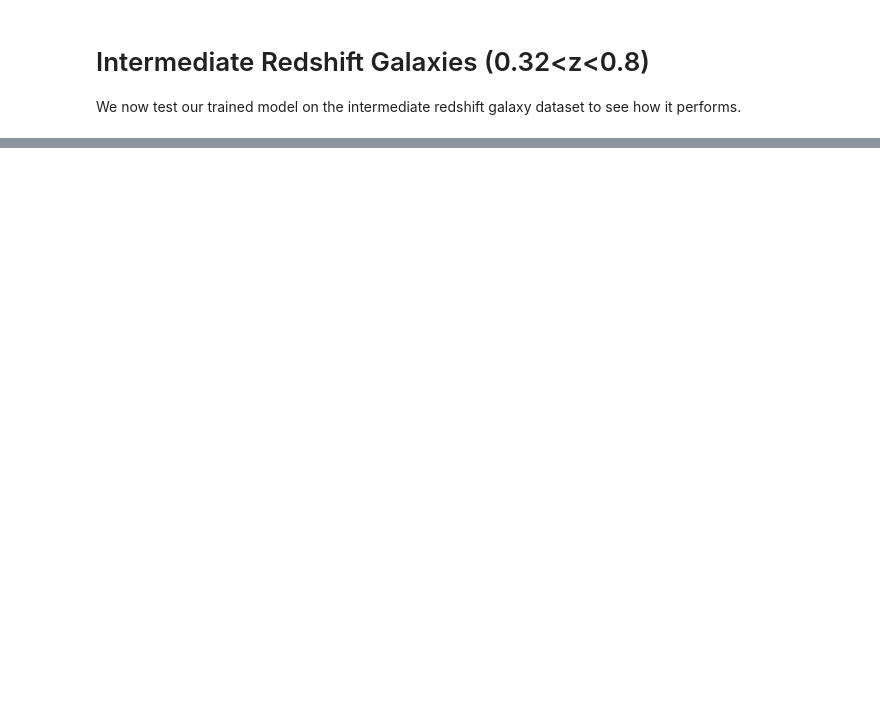
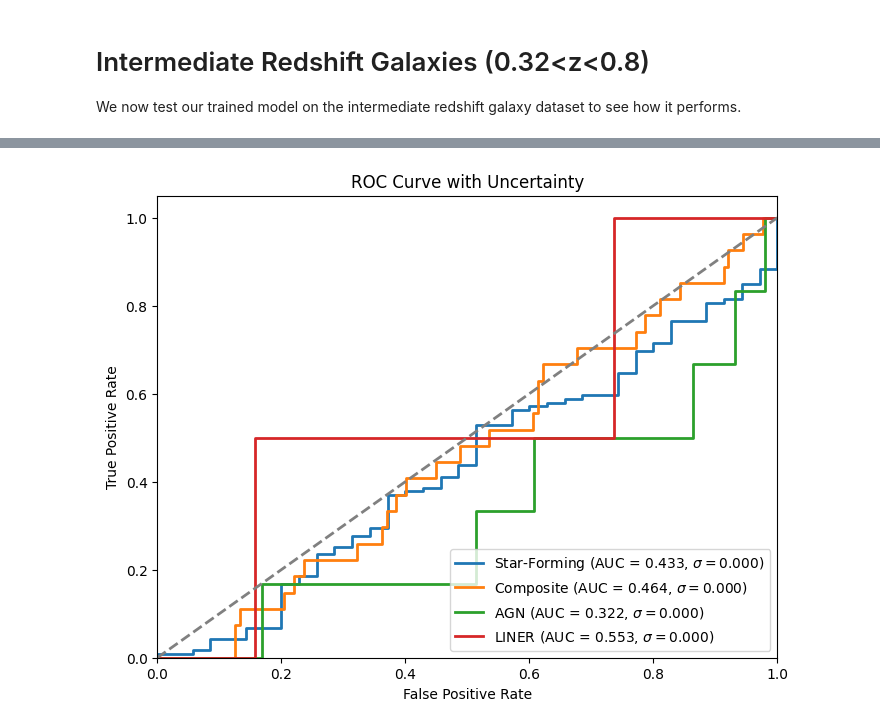
Before and after one commit to lorlo9999/DeepLearningProject, a Jupyter notebook: NeuralNetwork/NeuralNetwork.ipynb, the cells around one changed output, grey strips where cells are left out. Drawn from its saved outputs; the diff is of its cells as text; code cells hidden in the pictures; blank space fills up the shorter version.

```diff
--- a/NeuralNetwork/NeuralNetwork.ipynb
+++ b/NeuralNetwork/NeuralNetwork.ipynb
@@ -357,0 +347,16 @@ pred = model.predict(X_test,verbose=0)
+# %%
+pred = new_model.predict(X_test,verbose=0)
+print(np.argmax(pred, axis=1))
+print(np.argmax(Y_test, axis=1))
+
+
+#calculate accuracy
+from sklearn.metrics import accuracy_score
+y_pred = np.argmax(pred, axis=1)
+y_true = np.argmax(Y_test, axis=1)
+accuracy = accuracy_score(y_true, y_pred)
+print(accuracy)
+
+#calculate confusion matrix
+from sklearn.metrics import confusion_matrix
+confusion_matrix(y_true, y_pred)
@@ -357,0 +379,69 @@ pred = model.predict(X_test,verbose=0)
+# %%
+from sklearn.metrics import roc_curve, auc
+import matplotlib.pyplot as plt
+import numpy as np
+from scipy.interpolate import interp1d
+
+fpr = {}
+tpr = {}
+roc_auc = {}
+tpr_uncertainty = {}
+
+def monte_carlo_predictions(model, X, num_samples=50):
+    """
+    Performs Monte Carlo Dropout inference to estimate model uncertainty.
+    """
+    preds = np.array([model(X, training=False).numpy() for _ in range(num_samples)])
+    return preds
+
+num_mc_samples = 50
+mc_preds = monte_carlo_predictions(new_model, X_test, num_mc_samples)
+
+y_pred_prob = np.mean(mc_preds[:, :, :4], axis=0)
+y_pred_uncertainty = np.std(mc_preds[:, :, :4], axis=0)
+
+for i in range(4):
+    fpr[i], tpr[i], _ = roc_curve(Y_test[:, i], pred[:, i])
+    roc_auc[i] = auc(fpr[i], tpr[i])
+
+    tpr_samples = []
+    for j in range(num_mc_samples):
+        fpr_sample, tpr_sample, _ = roc_curve(Y_test[:, i], mc_preds[j, :, i])
+
+        interp_func = interp1d(fpr_sample, tpr_sample, kind='linear', fill_value='extrapolate')
+        tpr_samples.append(interp_func(fpr[i]))
+
+    tpr_samples = np.array(tpr_samples)
+    tpr_uncertainty[i] = np.std(tpr_samples, axis=0)
+
+plt.figure(figsize=(8, 6))
+classes = ['Star-Forming', 'Composite', 'AGN', 'LINER']
+
+for i in range(4):
+    #check for nan values and remove them
+    for n in tpr_uncertainty[i]:
+        if np.isnan(n):
+            tpr_uncertainty[i] = np.delete(tpr_uncertainty[i], np.where(np.isnan(tpr_uncertainty[i])))
+            fpr[i] = np.delete(fpr[i], np.where(np.isnan(tpr_uncertainty[i])))
+            tpr[i] = np.delete(tpr[i], np.where(np.isnan(tpr_uncertainty[i])))
+            break
+    plt.plot(fpr[i], tpr[i], lw=2, label=rf'{classes[i]} (AUC = {roc_auc[i]:.3f}, $\sigma = ${tpr_uncertainty[i].mean():.3f})')
+
+    min_len = min(len(tpr[i]), len(tpr_uncertainty[i]))
+    plt.fill_between(
+    fpr[i][:min_len],
+    tpr[i][:min_len] - tpr_uncertainty[i][:min_len],
+    tpr[i][:min_len] + tpr_uncertainty[i][:min_len],
+    alpha=0.2)
+
+plt.plot([0, 1], [0, 1], color='gray', lw=2, linestyle='--')
+plt.xlim([0.0, 1.0])
+plt.ylim([0.0, 1.05])
+plt.xlabel('False Positive Rate')
+plt.ylabel('True Positive Rate')
+plt.title('ROC Curve with Uncertainty')
+plt.legend(loc='lower right')
+plt.savefig('../plots/INT-NN-ROC_Curves.pdf', format='pdf')
+plt.show()
+# %% [output]
+[figure, added]
```
Also changed, not shown: parts of 16 cells of this notebook, 8 other files.
